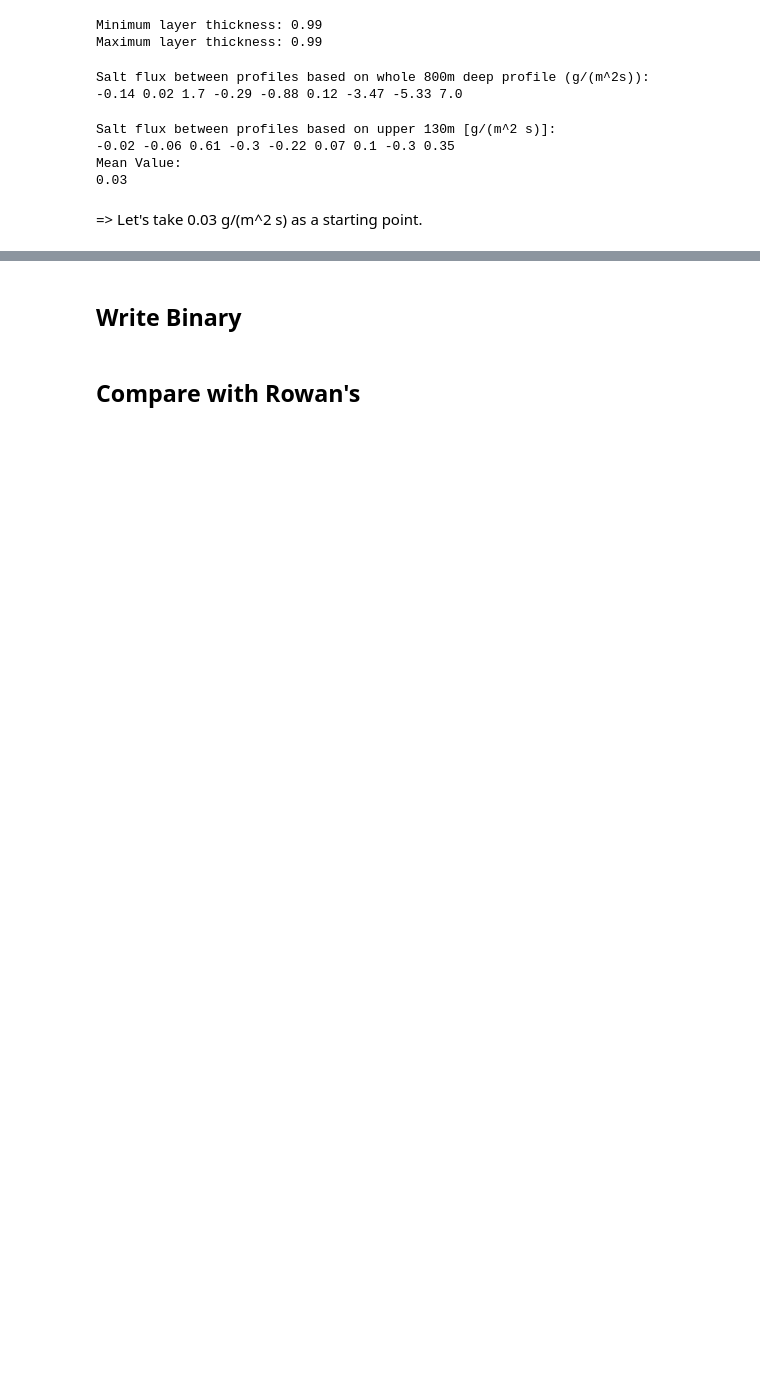
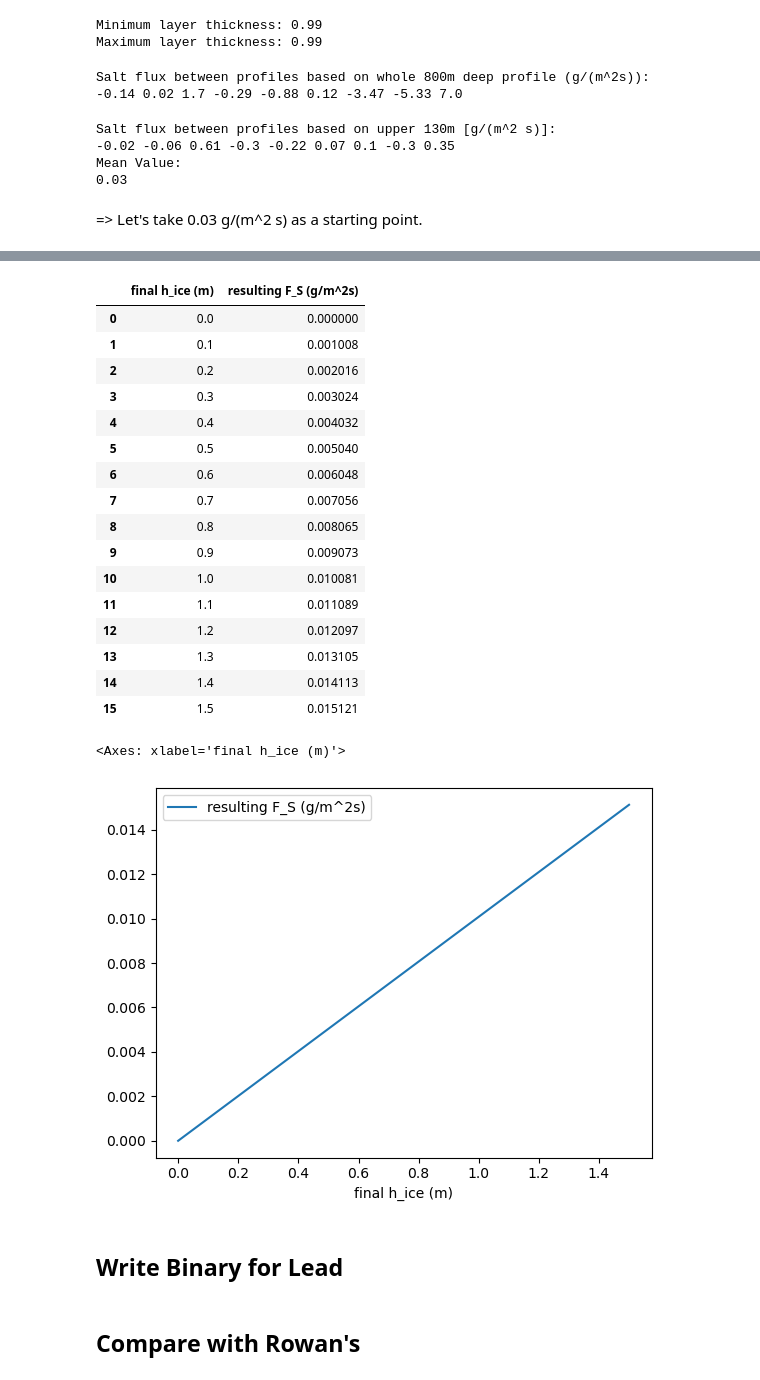
Before and after one commit to marlene-schramm/MSc_data_analysis, a Jupyter notebook: model_input/Forcing_Salt.ipynb, the cells around one changed output, grey strips where cells are left out. Saved outputs shown, nothing was run; the diff lists cells and outputs as text; code cells hidden in the pictures; blank space fills up the shorter version.

```diff
--- a/model_input/Forcing_Salt.ipynb
+++ b/model_input/Forcing_Salt.ipynb
@@ -140,5 +220,47 @@ Mean Value:
+# %%
+def salt_flux(h_ice, delta_t, sigma, rho_ice):
+    '''Salt flux based on overgrowth'''
+    F_s = sigma * rho_ice * h_ice / delta_t
+    return F_s
+
+h_ice = np.linspace(0,1.5,16)
+
+sigma = 30 # salinity difference between sea ice and sea water (g/kg)
+rho_ice = 900 # sea ice density (kg/m^3)
+delta_t = 31*24*3600
+
+F_s = salt_flux(h_ice = h_ice, delta_t = delta_t, sigma = sigma, rho_ice = rho_ice)
+
+df = pd.DataFrame({
+    'final h_ice (m)': h_ice,
+    'resulting F_S (g/m^2s)': F_s
+})
+
+display(df)
+
+df.plot(x = 'final h_ice (m)')
+# %% [output]
+|  | final h_ice (m) | resulting F_S (g/m^2s) |
+| 0 | 0.0 | 0.000000 |
+| 1 | 0.1 | 0.001008 |
+| 2 | 0.2 | 0.002016 |
+| 3 | 0.3 | 0.003024 |
+| 4 | 0.4 | 0.004032 |
+| 5 | 0.5 | 0.005040 |
+| 6 | 0.6 | 0.006048 |
+| 7 | 0.7 | 0.007056 |
+| 8 | 0.8 | 0.008065 |
+| 9 | 0.9 | 0.009073 |
+| 10 | 1.0 | 0.010081 |
+| 11 | 1.1 | 0.011089 |
+| 12 | 1.2 | 0.012097 |
+| 13 | 1.3 | 0.013105 |
+| 14 | 1.4 | 0.014113 |
+| 15 | 1.5 | 0.015121 |
+<Axes: xlabel='final h_ice (m)'>
+[figure, added]
 # %% [markdown]
-## Write Binary
+## Write Binary for Lead
 # %%
 salt_flux_val = -0.03
 salt_flux_const = np.zeros((36,66,594))
```
Also changed, not shown: parts of 17 cells of this notebook.
